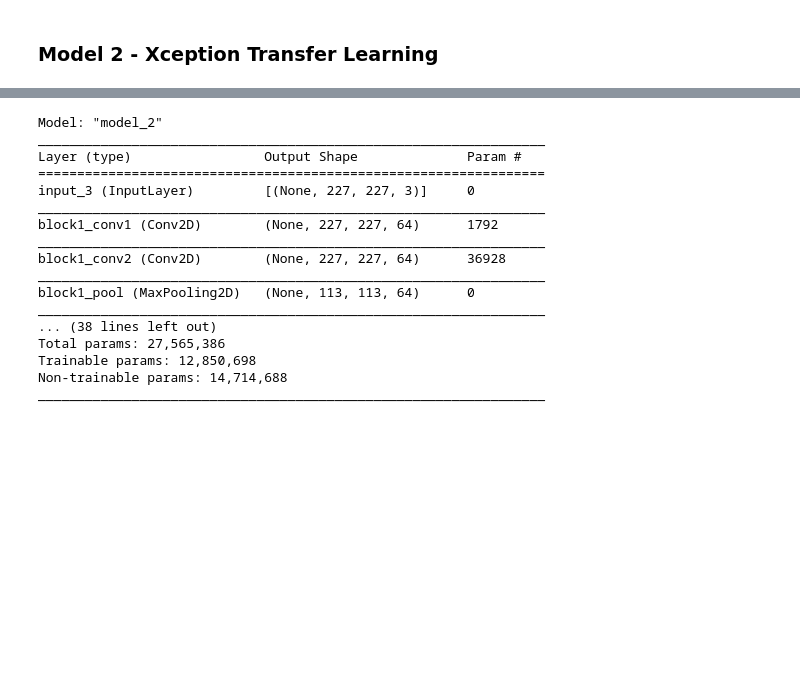
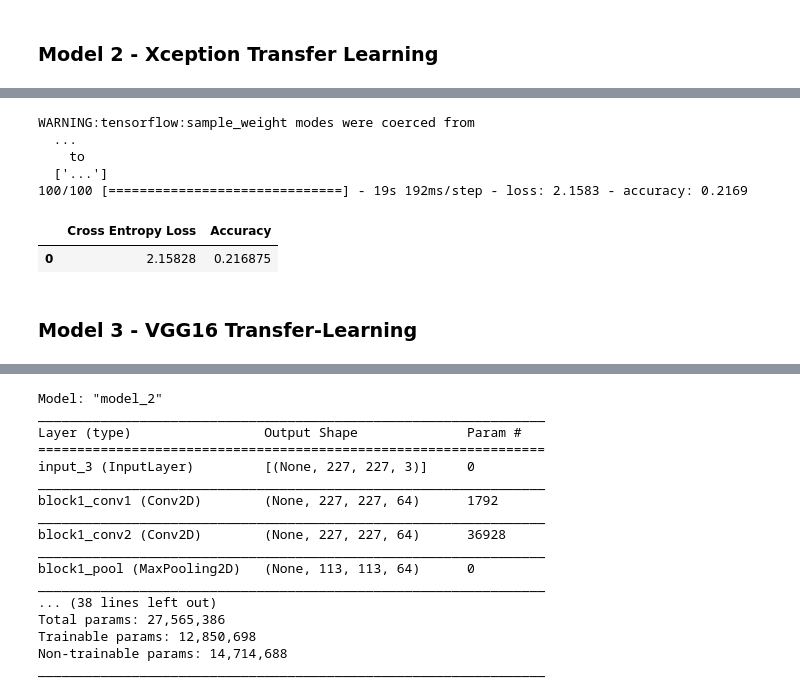
Before and after one commit to Dylan-C-Neal/DistractedDrivingClassifier, a Jupyter notebook: notebooks/Modeling.ipynb, the cells around one changed output, grey strips where cells are left out. Drawn from its saved outputs; the diff is of its cells as text; code cells hidden in the pictures; blank space fills up the shorter version.

```diff
--- a/notebooks/Modeling.ipynb
+++ b/notebooks/Modeling.ipynb
@@ -542,0 +314,16 @@ Using VGG16 with imagenet weights as base model and then training final output l
+# %%
+# Designate ModelCheckpoint and EarlyStopping callbacks_list
+checkpoint = ModelCheckpoint('C:/Users/Dylan/Desktop/Data Science/Projects/DistractedDrivers/data/weights/model2_weights.hdf5',
+                              mode='min',
+                              monitor='val_loss',
+                              save_best_only=True)
+
+earlystop = EarlyStopping(monitor='val_loss', min_delta=0.025, patience=20, restore_best_weights=True)
+
+callbacks_list = [checkpoint, earlystop]
+# %%
+model_2.fit(train,
+            epochs=100,
+            steps_per_epoch=110,
+            validation_data=val,
+            callbacks=callbacks_list)
@@ -542,0 +360,20 @@ Using VGG16 with imagenet weights as base model and then training final output l
+# %%
+# Evaluate validation data with best coefficients
+model_2_val_metrics = model_2.evaluate(val)
+# %% [output]
+WARNING:tensorflow:sample_weight modes were coerced from
+  ...
+    to
+  ['...']
+100/100 [==============================] - 19s 192ms/step - loss: 2.1583 - accuracy: 0.2169
+# %%
+model_2_val_metrics = pd.DataFrame({'Cross Entropy Loss':[model_2_val_metrics[0]],
+                                    'Accuracy':[model_2_val_metrics[1]]})
+model_2_val_metrics.to_csv('C:/Users/Dylan/Desktop/Data Science/Projects/DistractedDrivers/data/metrics/model_2_val_metrics.csv', index=False)
+# %%
+model_2_val_metrics
+# %% [output]
+|  | Cross Entropy Loss | Accuracy |
+| 0 | 2.15828 | 0.216875 |
+# %% [markdown]
+### Model 3 - VGG16 Transfer-Learning
```
Also changed, not shown: parts of 67 cells of this notebook, 9 other files.
